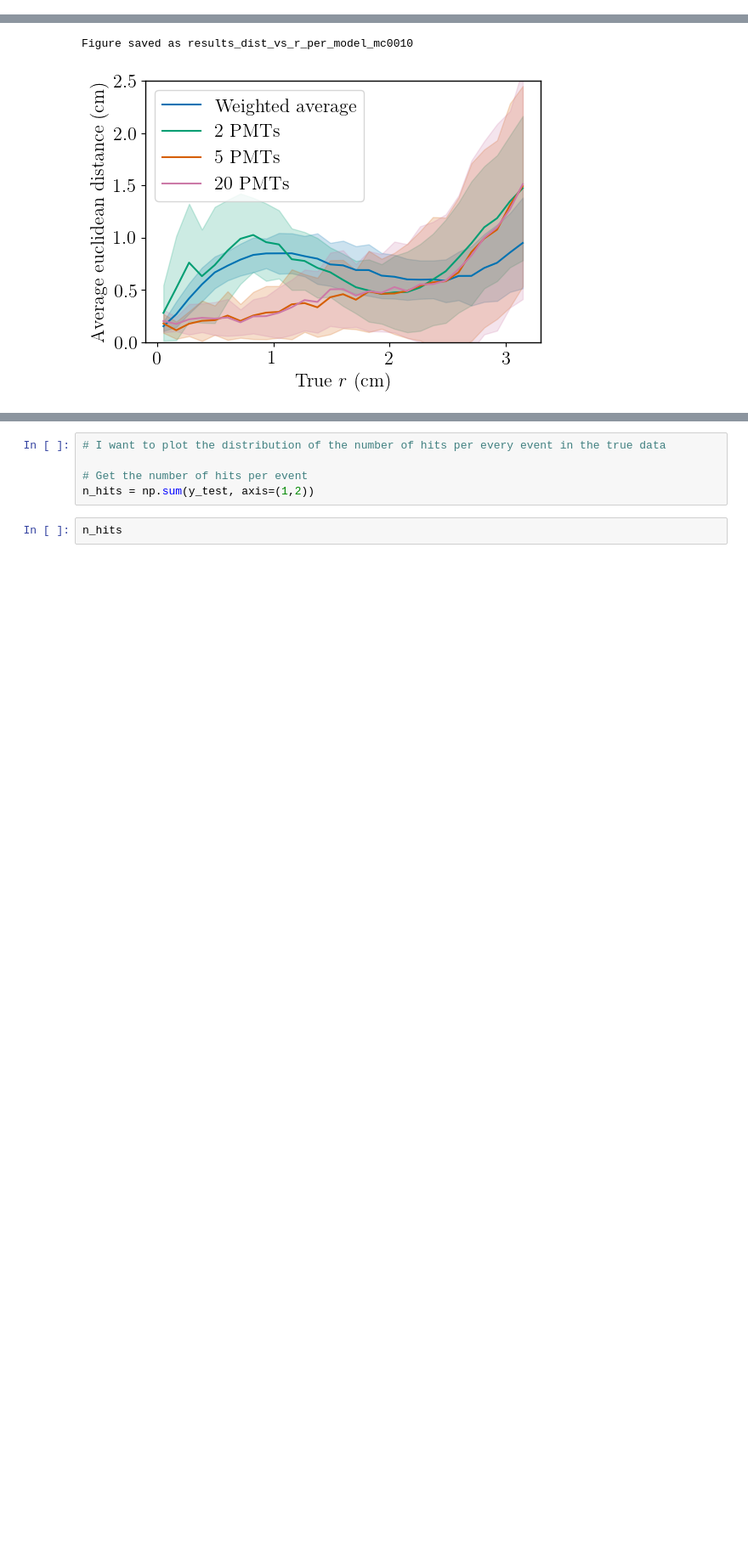
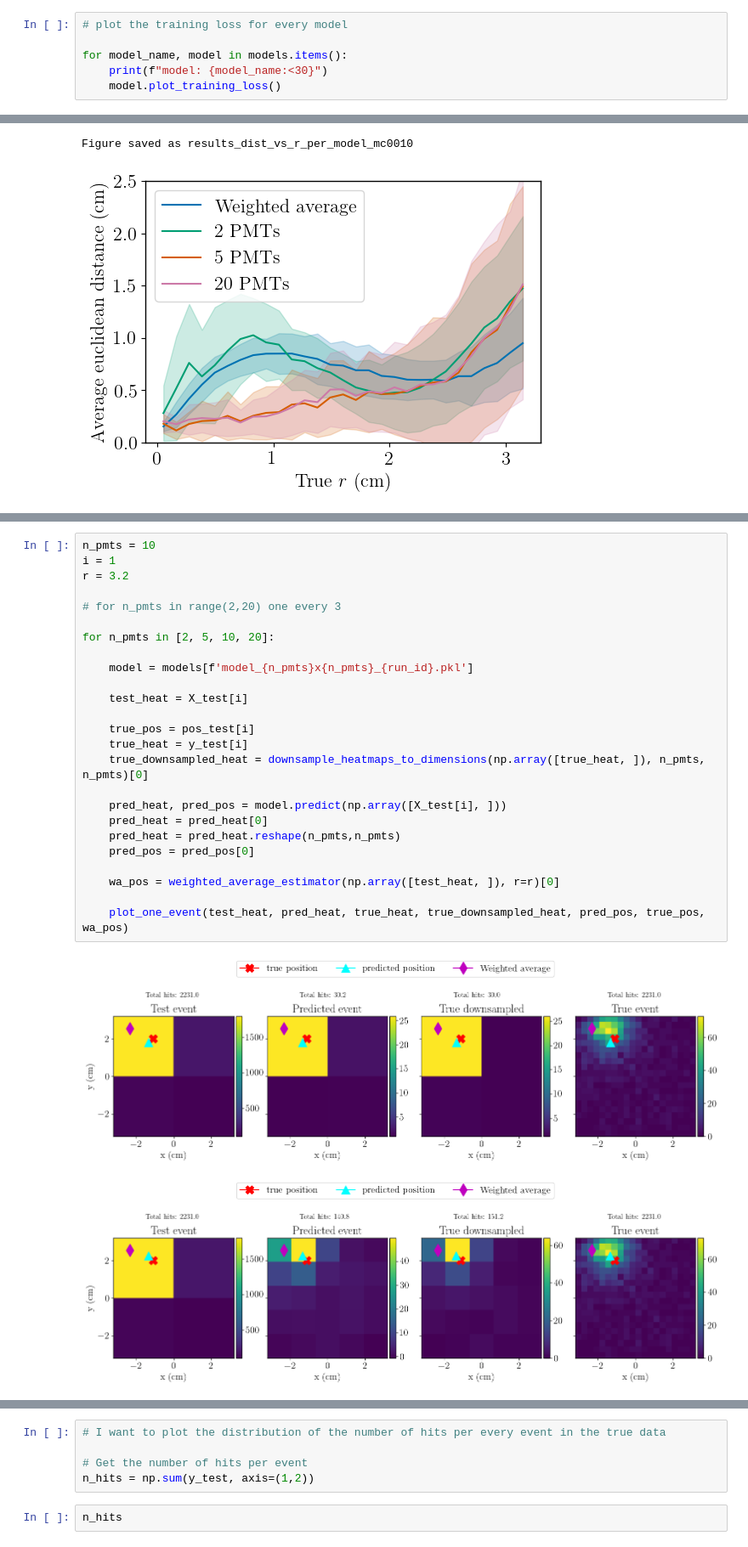
Before and after one commit to acolijn/OptoSim, a Jupyter notebook: notebook/results/Results.ipynb, the cells around one changed output, grey strips where cells are left out. Shown at 85% size. Saved outputs shown, nothing was run; the diff lists cells and outputs as text; blank space fills up the shorter version.

```diff
--- a/notebook/results/Results.ipynb
+++ b/notebook/results/Results.ipynb
@@ -411,3 +411,9 @@ model: model_6x6_mc0010.pkl
 model: model_7x7_mc0010.pkl
 [figure]
 ... (26 outputs left out)
+# %%
+# plot the training loss for every model
+
+for model_name, model in models.items():
+    print(f"model: {model_name:<30}")
+    model.plot_training_loss()
@@ -1154,0 +1194,28 @@ plt.show()
+# %%
+n_pmts = 10
+i = 1
+r = 3.2
+
+# for n_pmts in range(2,20) one every 3
+
+for n_pmts in [2, 5, 10, 20]:
+
+    model = models[f'model_{n_pmts}x{n_pmts}_{run_id}.pkl']
+
+    test_heat = X_test[i]
+
+    true_pos = pos_test[i]
+    true_heat = y_test[i]
+    true_downsampled_heat = downsample_heatmaps_to_dimensions(np.array([true_heat, ]), n_pmts, n_pmts)[0]
+
+    pred_heat, pred_pos = model.predict(np.array([X_test[i], ]))
+    pred_heat = pred_heat[0]
+    pred_heat = pred_heat.reshape(n_pmts,n_pmts)
+    pred_pos = pred_pos[0]
+
+    wa_pos = weighted_average_estimator(np.array([test_heat, ]), r=r)[0]
+
+    plot_one_event(test_heat, pred_heat, true_heat, true_downsampled_heat, pred_pos, true_pos, wa_pos)
+# %% [output]
+[figure, added]
+[figure, added]
```
Also changed, not shown: parts of 19 cells of this notebook.
